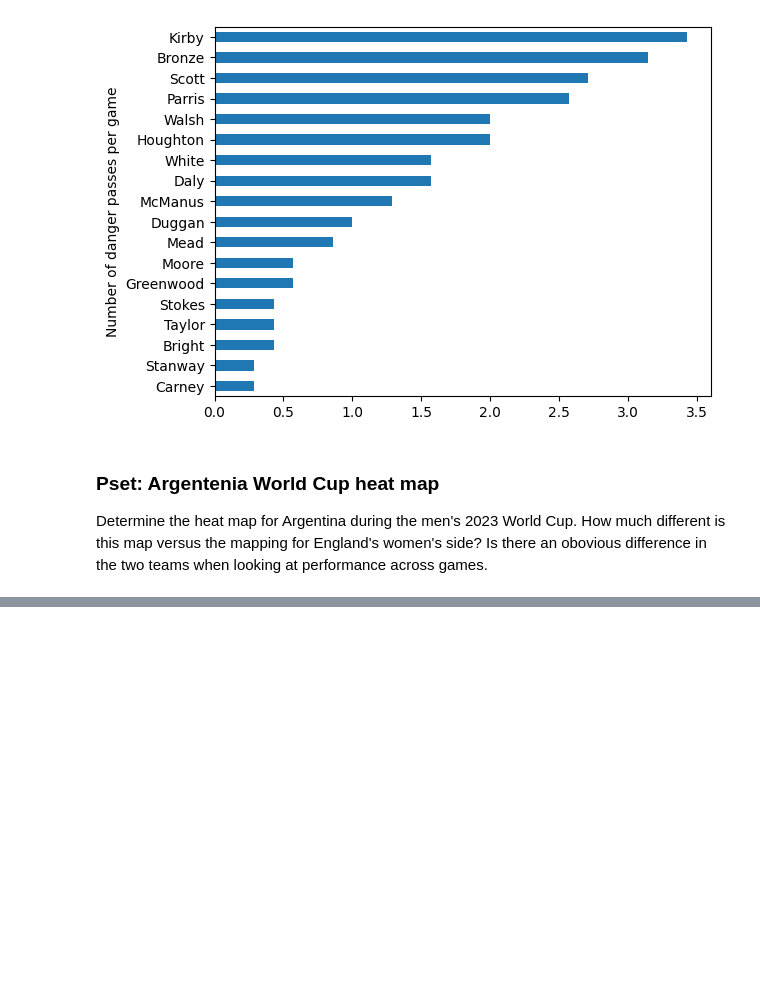
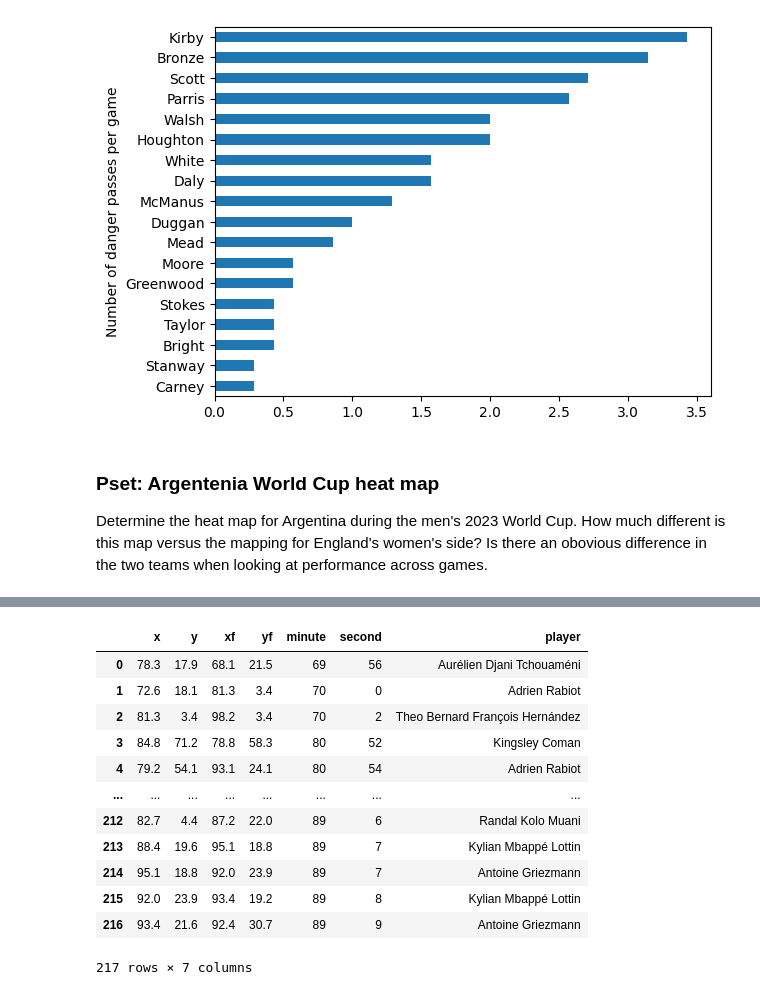
Before and after one commit to khoffLSU/footy_analytics, a Jupyter notebook: Visualizing Football - passing heatmaps.ipynb, the cells around one changed output, grey strips where cells are left out. Saved outputs shown, nothing was run; the diff lists cells and outputs as text; code cells hidden in the pictures; blank space fills up the shorter version.

```diff
--- a/Visualizing Football - passing heatmaps.ipynb
+++ b/Visualizing Football - passing heatmaps.ipynb
@@ -233,0 +246,31 @@ plt.show()
+# %%
+def get_danger_passes(window:int, team:str, comp_id:int, season_id:int):
+    '''Create dataframe on dangerous passes leading to a shot in a game'''
+    danger_passes = pd.DataFrame()
+    for match in get_matches(team, comp_id, season_id):
+        df = sb.events(match)
+        for period in [1,2]:
+            passes = (df
+                  .query('team==@team and type=="Pass" and pass_outcome.isnull()')
+                  .query('period==@period and pass_type.isnull()')
+                  .assign(x = lambda df: df.location.apply(pd.Series)[0],
+                          y = lambda df: df.location.apply(pd.Series)[1],
+                         xf = lambda df: df.pass_end_location.apply(pd.Series)[0],
+                         yf = lambda df: df.pass_end_location.apply(pd.Series)[1])
+                  [["x","y", "xf", "yf", "minute", "second", "player"]])
+
+
+            shots = (df
+                     .query('team==@team and type=="Shot" and period==@period')
+                     .loc[:,["minute", "second"]])
+
+
+            shot_start = ((shots['minute']*60+shots['second'] - window)
+                          .apply(lambda i: i if i>0 else (period-1)*45))
+
+            pass_to_shot = ((passes['minute']*60+passes['second'])
+                            .apply(lambda x: True in ((shot_start < x) & (x < shot_start+window)).unique()))
+
+            danger_passes_period = passes.loc[pass_to_shot]
+            danger_passes = pd.concat([danger_passes, danger_passes_period], ignore_index = True)
+    return danger_passes
@@ -233,0 +279,16 @@ plt.show()
+# %%
+fr_danger_passes
+# %% [output]
+|  | x | y | xf | yf | minute | second | player |
+| 0 | 78.3 | 17.9 | 68.1 | 21.5 | 69 | 56 | Aurélien Djani Tchouaméni |
+| 1 | 72.6 | 18.1 | 81.3 | 3.4 | 70 | 0 | Adrien Rabiot |
+| 2 | 81.3 | 3.4 | 98.2 | 3.4 | 70 | 2 | Theo Bernard François Hernández |
+| 3 | 84.8 | 71.2 | 78.8 | 58.3 | 80 | 52 | Kingsley Coman |
+| 4 | 79.2 | 54.1 | 93.1 | 24.1 | 80 | 54 | Adrien Rabiot |
+| ... | ... | ... | ... | ... | ... | ... | ... |
+| 212 | 82.7 | 4.4 | 87.2 | 22.0 | 89 | 6 | Randal Kolo Muani |
+| 213 | 88.4 | 19.6 | 95.1 | 18.8 | 89 | 7 | Kylian Mbappé Lottin |
+| 214 | 95.1 | 18.8 | 92.0 | 23.9 | 89 | 7 | Antoine Griezmann |
+| 215 | 92.0 | 23.9 | 93.4 | 19.2 | 89 | 8 | Kylian Mbappé Lottin |
+| 216 | 93.4 | 21.6 | 92.4 | 30.7 | 89 | 9 | Antoine Griezmann |
+217 rows × 7 columns
```
Also changed, not shown: parts of 6 cells of this notebook.
